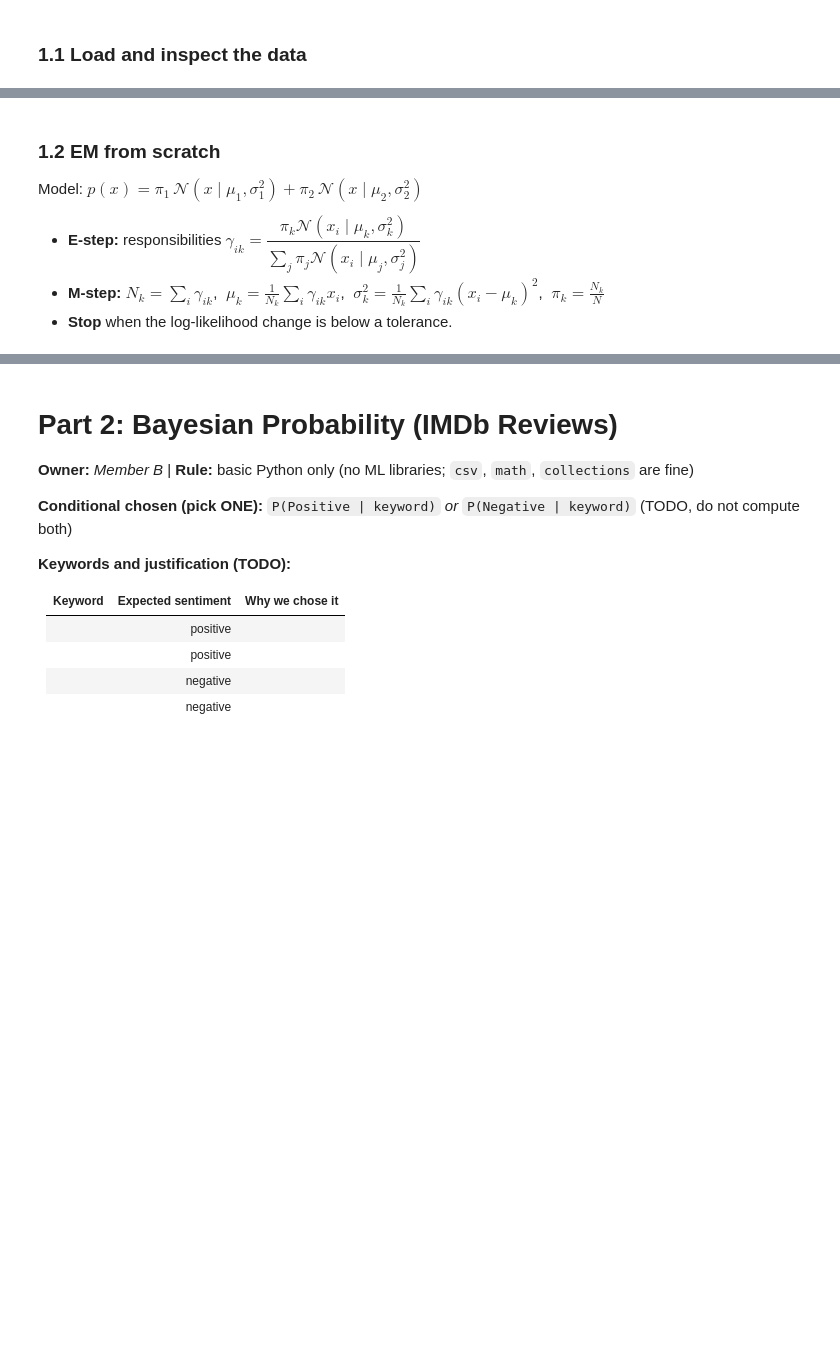
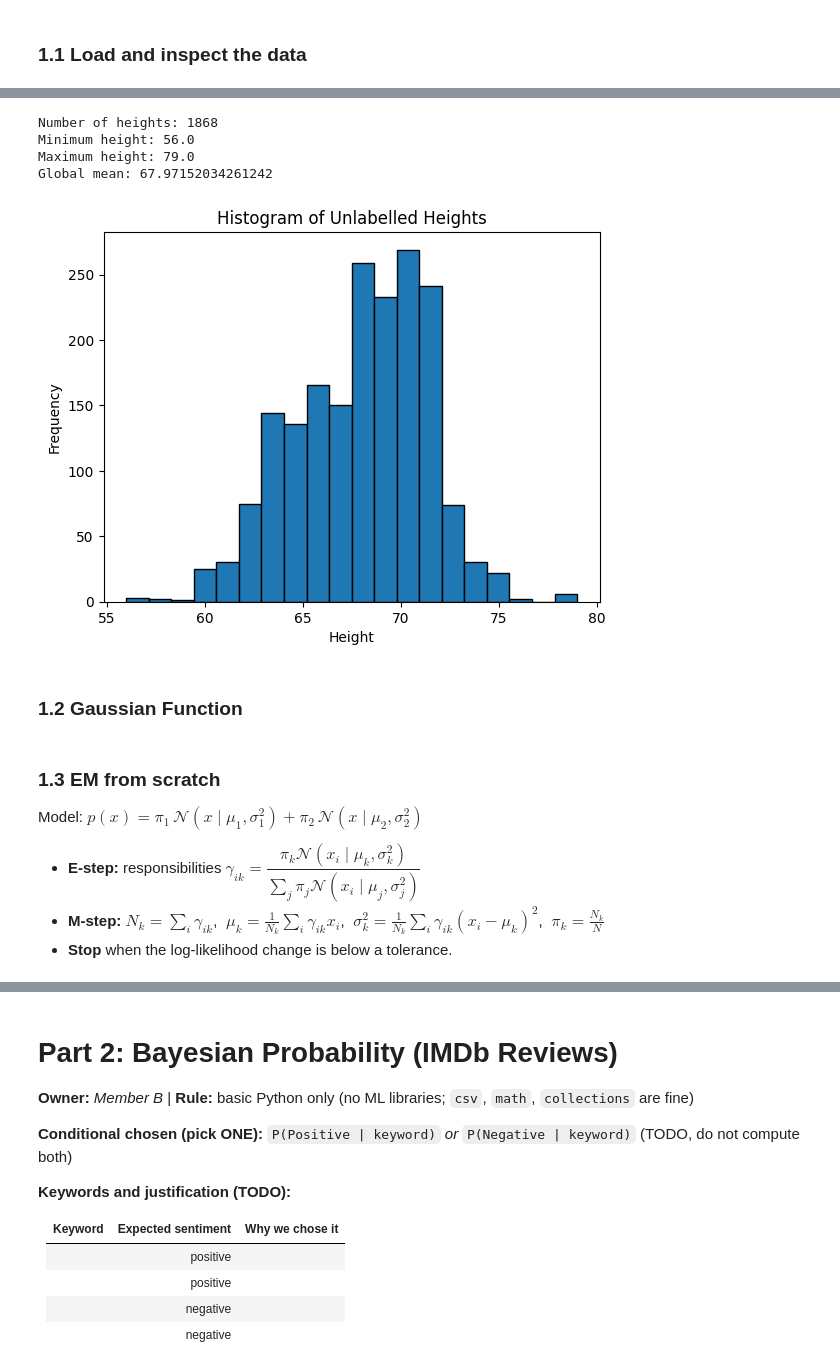
Before and after one commit to ToluwaniOladeji/Formative_3_Group_9, a Jupyter notebook: formative3_group_9.ipynb, the cells around one changed output, grey strips where cells are left out. Saved outputs shown, nothing was run; the diff lists cells and outputs as text; code cells hidden in the pictures; blank space fills up the shorter version.

```diff
--- a/formative3_group_9.ipynb
+++ b/formative3_group_9.ipynb
@@ -53,0 +62,37 @@ import matplotlib.pyplot
+# %%
+def load_data(filename):
+    heights = []
+    with open(filename, "r") as file:
+        reader = csv.DictReader(file)
+        for row in reader:
+            heights.append(float(row["father"]))
+            heights.append(float(row["childHeight"]))
+
+    return heights
+
+
+heights = load_data("GaltonFamilies.csv")
+
+n = len(heights)
+minimum = min(heights)
+maximum = max(heights)
+global_mean = sum(heights) / n
+
+print("Number of heights:", n)
+print("Minimum height:", minimum)
+print("Maximum height:", maximum)
+print("Global mean:", global_mean)
+
+plt.hist(heights, bins=20, edgecolor="black")
+plt.xlabel("Height")
+plt.ylabel("Frequency")
+plt.title("Histogram of Unlabelled Heights")
+plt.show()
+# %% [output]
+Number of heights: 1868
+Minimum height: 56.0
+Maximum height: 79.0
+Global mean: 67.97152034261242
+[figure, added]
+# %% [markdown]
+### 1.2 Gaussian Function
@@ -54,5 +102,5 @@ import matplotlib.pyplot
 # %% [markdown]
-### 1.2 EM from scratch
+### 1.3 EM from scratch
 
 Model: $p(x) = \pi_1\,\mathcal{N}(x\mid\mu_1,\sigma_1^2) + \pi_2\,\mathcal{N}(x\mid\mu_2,\sigma_2^2)$
 
```
Also changed, not shown: parts of 26 cells of this notebook.
